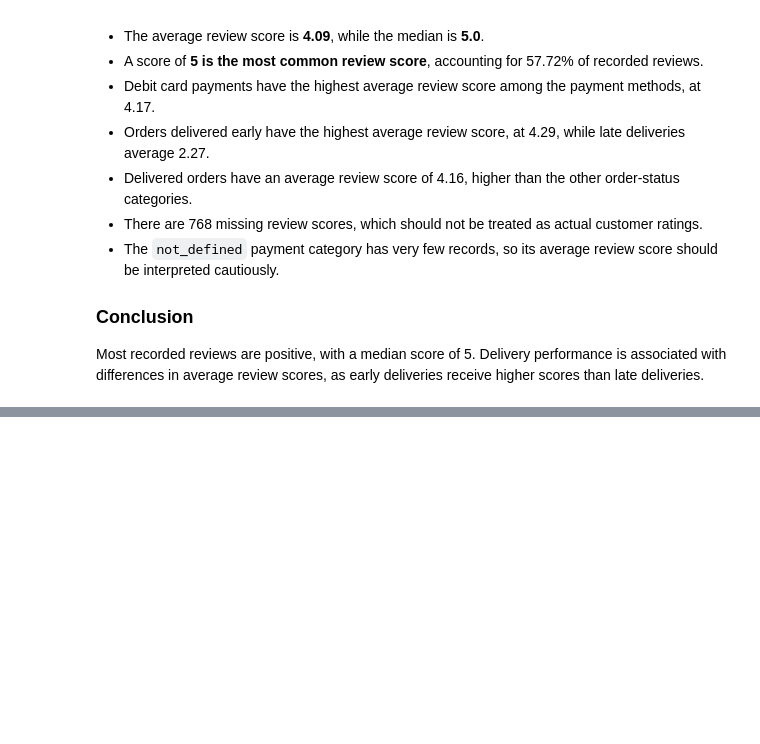
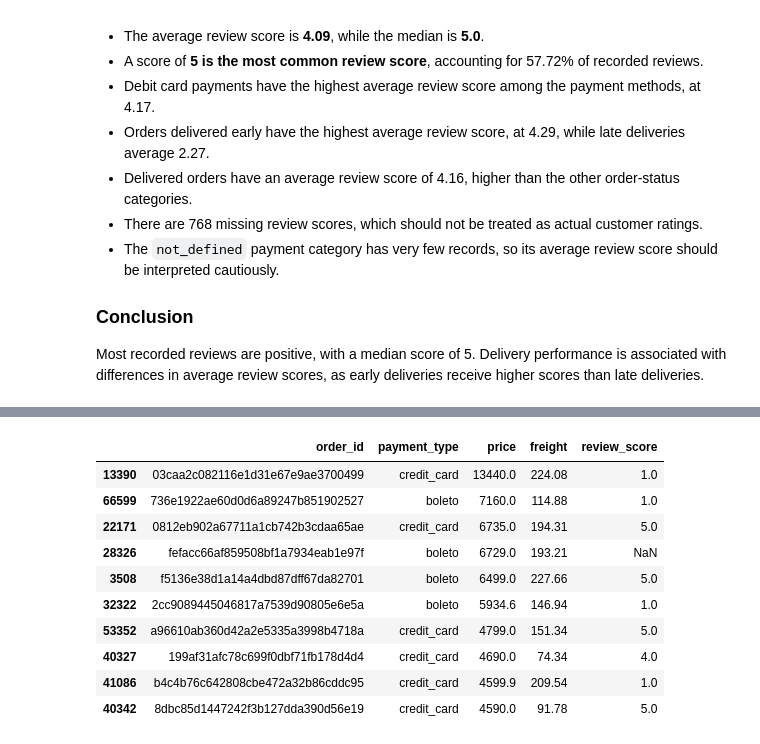
Before and after one commit to PranjaliSBidwe/E-Commerce_Sales_Customer_Behavior_Analysis, a Jupyter notebook: 01_data_understanding.ipynb, the cells around one changed output, grey strips where cells are left out. Cells and saved outputs as stored; diff of their text form; code cells hidden in the pictures; blank space fills up the shorter version.

```diff
--- a/01_data_understanding.ipynb
+++ b/01_data_understanding.ipynb
@@ -2260,0 +2476,23 @@ Most recorded reviews are positive, with a median score of 5. Delivery performan
+# %%
+
+top_10_orders = (
+    df_clean[
+        ["order_id", "payment_type", "price", "freight", "review_score"]
+    ]
+    .sort_values("price", ascending=False)
+    .head(10)
+)
+
+top_10_orders
+# %% [output]
+|  | order_id | payment_type | price | freight | review_score |
+| 13390 | 03caa2c082116e1d31e67e9ae3700499 | credit_card | 13440.0 | 224.08 | 1.0 |
+| 66599 | 736e1922ae60d0d6a89247b851902527 | boleto | 7160.0 | 114.88 | 1.0 |
+| 22171 | 0812eb902a67711a1cb742b3cdaa65ae | credit_card | 6735.0 | 194.31 | 5.0 |
+| 28326 | fefacc66af859508bf1a7934eab1e97f | boleto | 6729.0 | 193.21 | NaN |
+| 3508 | f5136e38d1a14a4dbd87dff67da82701 | boleto | 6499.0 | 227.66 | 5.0 |
+| 32322 | 2cc9089445046817a7539d90805e6e5a | boleto | 5934.6 | 146.94 | 1.0 |
+| 53352 | a96610ab360d42a2e5335a3998b4718a | credit_card | 4799.0 | 151.34 | 5.0 |
+| 40327 | 199af31afc78c699f0dbf71fb178d4d4 | credit_card | 4690.0 | 74.34 | 4.0 |
+| 41086 | b4c4b76c642808cbe472a32b86cddc95 | credit_card | 4599.9 | 209.54 | 1.0 |
+| 40342 | 8dbc85d1447242f3b127dda390d56e19 | credit_card | 4590.0 | 91.78 | 5.0 |
```
Also changed, not shown: parts of 13 cells of this notebook.
